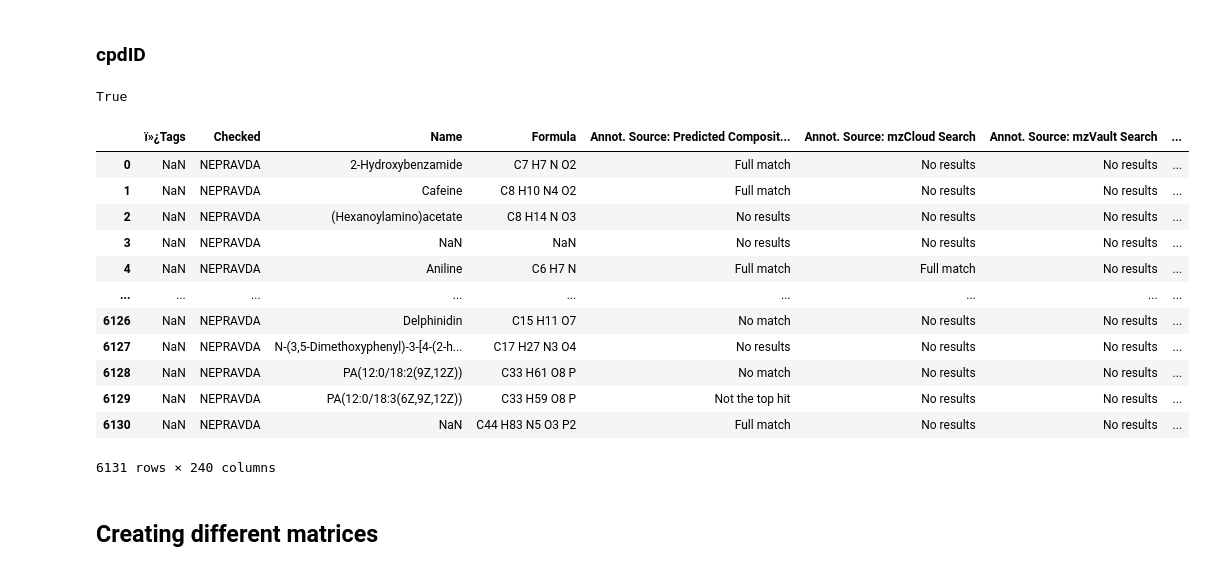
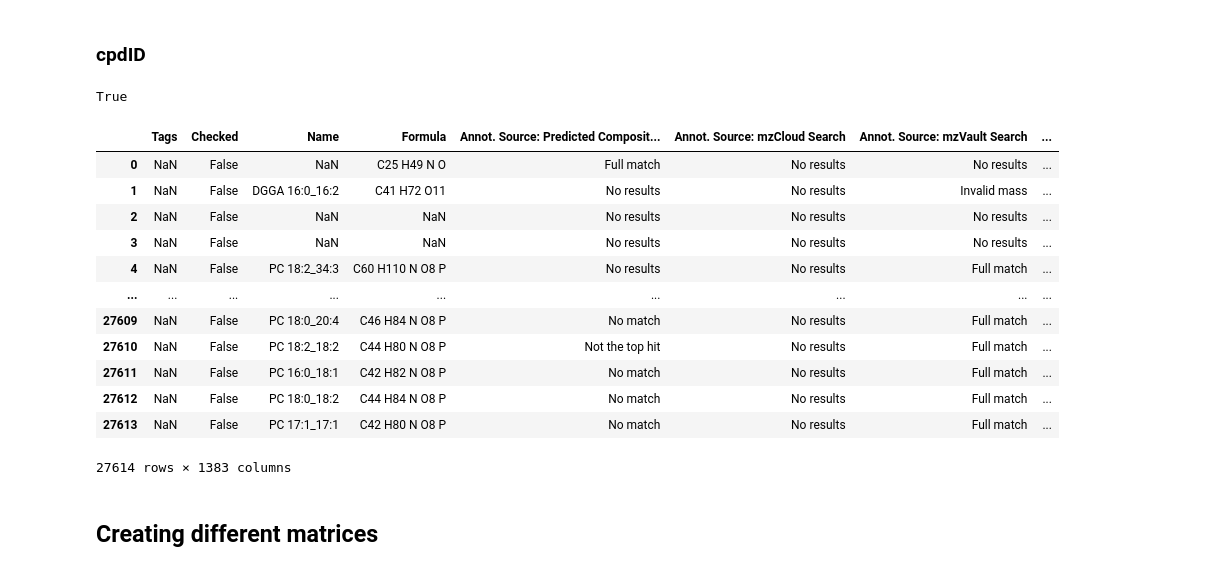
Before and after one commit to Najlaron/PySPRESSO, a Jupyter notebook: PMF-pipeline_version3.ipynb, the cells around one changed output. Drawn from its saved outputs; the diff is of its cells as text; code cells hidden in the pictures.

```diff
--- a/PMF-pipeline_version3.ipynb
+++ b/PMF-pipeline_version3.ipynb
@@ -4,15 +4,15 @@
 ## INPUTS and OUTPUTS (SET BY USER)
 # %%
 # INPUTS
-input_file = 'Coffee_Beans_HILIC_POS_RAW_20240105.csv'
-input_batch_info_file = 'Coffee_Beans_HILIC_POS_RAW_20240105_InputFiles.csv'
+input_file = 'ENIGMA_BigStudy_LIPIDS_POS_RAW_20230327_AgeGroups_20231110.csv' #'Coffee_Beans_HILIC_POS_RAW_20240105.csv'
+input_batch_info_file = 'ENIGMA_BigStudy_LIPIDS_POS_RAW_20230327_AgeGroups_20231110_InputFiles.csv'#'Coffee_Beans_HILIC_POS_RAW_20240105_InputFiles.csv'
 
 # OUTPUTS
-output_file_prefix = 'Coffee_Beans_HILIC_POS'
-report_file_name = 'Coffee_Beans_HILIC_POS-report'
+output_file_prefix = 'ENIGMA_BigStudy_LIPIDS' #'Coffee_Beans_HILIC_POS'
+report_file_name = 'ENIGMA_BigStudy_LIPIDS-report.pdf' #'Coffee_Beans_HILIC_POS-report'
 
 # OUTPUT FOLDER
-main_folder = 'Coffee_analysis-POS'
+main_folder = 'ENIGMA_analysis' #'Coffee_analysis-POS'
 # %% [markdown]
 ## Creating folders
 # %%
@@ -81,42 +84,45 @@ report.add_together([('text', text),
 # %% [markdown]
 ### cpdID
 # %%
-#add cpdID column to the data_df calculated from mz and RT
-data_df['cpdID'] = 'M' + data_df['m/z'].round(0).astype(int).astype(str) + 'T' + (data_df['RT [min]']*60).round(0).astype(int).astype(str)
-# Create a new column 'Duplicate_Count' to keep track of the duplicates
-data_df['Duplicate_Count'] = data_df.groupby('cpdID').cumcount()
-# Create a mask to identify duplicated compounds
-is_duplicate = data_df['Duplicate_Count'] > 0
-# Update the 'Compound_ID' column for duplicated compounds
-data_df.loc[is_duplicate, 'cpdID'] = data_df['cpdID'] + '_' + (data_df['Duplicate_Count']).astype(str)
-# Drop the 'Duplicate_Count'
-data_df.drop('Duplicate_Count', axis=1, inplace=True)
-#check if there are rly no duplicates left
-remaining_duplicates = data_df[data_df['cpdID'].duplicated(keep=False)]
-print(remaining_duplicates.empty)
+def add_cpdID(df, mz_col, rt_col):
+    #add cpdID column to the data_df calculated from mz and RT
+    df['cpdID'] = 'M' + df[mz_col].round(0).astype(int).astype(str) + 'T' + (df[rt_col]*60).round(0).astype(int).astype(str)
+    # Create a new column 'Duplicate_Count' to keep track of the duplicates
+    df['Duplicate_Count'] = df.groupby('cpdID').cumcount()
+    # Create a mask to identify duplicated compounds
+    is_duplicate = df['Duplicate_Count'] > 0
+    # Update the 'Compound_ID' column for duplicated compounds
+    df.loc[is_duplicate, 'cpdID'] = df['cpdID'] + '_' + (df['Duplicate_Count']).astype(str)
+    # Drop the 'Duplicate_Count'
+    df.drop('Duplicate_Count', axis=1, inplace=True)
+    #check if there are rly no duplicates left
+    remaining_duplicates = df[df['cpdID'].duplicated(keep=False)]
+    print(remaining_duplicates.empty)
 
-#---------------------------------------------
-# REPORTING
-text = 'cpdID column was added to the data_df calculated from mz and RT. Matching ID - distinguished by adding "_1", "_2", etc.'
-report.add_together([('text', text),
-                        'line'])
+    #---------------------------------------------
+    # REPORTING
+    text = 'cpdID column was added to the data_df calculated from mz and RT. Matching ID - distinguished by adding "_1", "_2", etc.'
+    report.add_together([('text', text),
+                            'line'])
+add_cpdID(data_df, 'm/z', 'RT [min]')
+
 
 data_df
 # %% [output]
 True
-|  | ï»¿Tags | Checked | Name | Formula | Annot. Source: Predicted Composit... | Annot. Source: mzCloud Search | Annot. Source: mzVault Search | ... |
-| 0 | NaN | NEPRAVDA | 2-Hydroxybenzamide | C7 H7 N O2 | Full match | No results | No results | ... |
-| 1 | NaN | NEPRAVDA | Cafeine | C8 H10 N4 O2 | Full match | No results | No results | ... |
-| 2 | NaN | NEPRAVDA | (Hexanoylamino)acetate | C8 H14 N O3 | No results | No results | No results | ... |
-| 3 | NaN | NEPRAVDA | NaN | NaN | No results | No results | No results | ... |
-| 4 | NaN | NEPRAVDA | Aniline | C6 H7 N | Full match | Full match | No results | ... |
+|  | Tags | Checked | Name | Formula | Annot. Source: Predicted Composit... | Annot. Source: mzCloud Search | Annot. Source: mzVault Search | ... |
+| 0 | NaN | False | NaN | C25 H49 N O | Full match | No results | No results | ... |
+| 1 | NaN | False | DGGA 16:0_16:2 | C41 H72 O11 | No results | No results | Invalid mass | ... |
+| 2 | NaN | False | NaN | NaN | No results | No results | No results | ... |
+| 3 | NaN | False | NaN | NaN | No results | No results | No results | ... |
+| 4 | NaN | False | PC 18:2_34:3 | C60 H110 N O8 P | No results | No results | Full match | ... |
 | ... | ... | ... | ... | ... | ... | ... | ... | ... |
-| 6126 | NaN | NEPRAVDA | Delphinidin | C15 H11 O7 | No match | No results | No results | ... |
-| 6127 | NaN | NEPRAVDA | N-(3,5-Dimethoxyphenyl)-3-[4-(2-h... | C17 H27 N3 O4 | No results | No results | No results | ... |
-| 6128 | NaN | NEPRAVDA | PA(12:0/18:2(9Z,12Z)) | C33 H61 O8 P | No match | No results | No results | ... |
-| 6129 | NaN | NEPRAVDA | PA(12:0/18:3(6Z,9Z,12Z)) | C33 H59 O8 P | Not the top hit | No results | No results | ... |
-| 6130 | NaN | NEPRAVDA | NaN | C44 H83 N5 O3 P2 | Full match | No results | No results | ... |
+| 27609 | NaN | False | PC 18:0_20:4 | C46 H84 N O8 P | No match | No results | Full match | ... |
+| 27610 | NaN | False | PC 18:2_18:2 | C44 H80 N O8 P | Not the top hit | No results | Full match | ... |
+| 27611 | NaN | False | PC 16:0_18:1 | C42 H82 N O8 P | No match | No results | Full match | ... |
+| 27612 | NaN | False | PC 18:0_18:2 | C44 H84 N O8 P | No match | No results | Full match | ... |
+| 27613 | NaN | False | PC 17:1_17:1 | C42 H80 N O8 P | No match | No results | Full match | ... |
-6131 rows × 240 columns
+27614 rows × 1383 columns
 # %% [markdown]
 ## Creating different matrices
 # %% [markdown]
```
Also changed, not shown: parts of 31 cells of this notebook.
